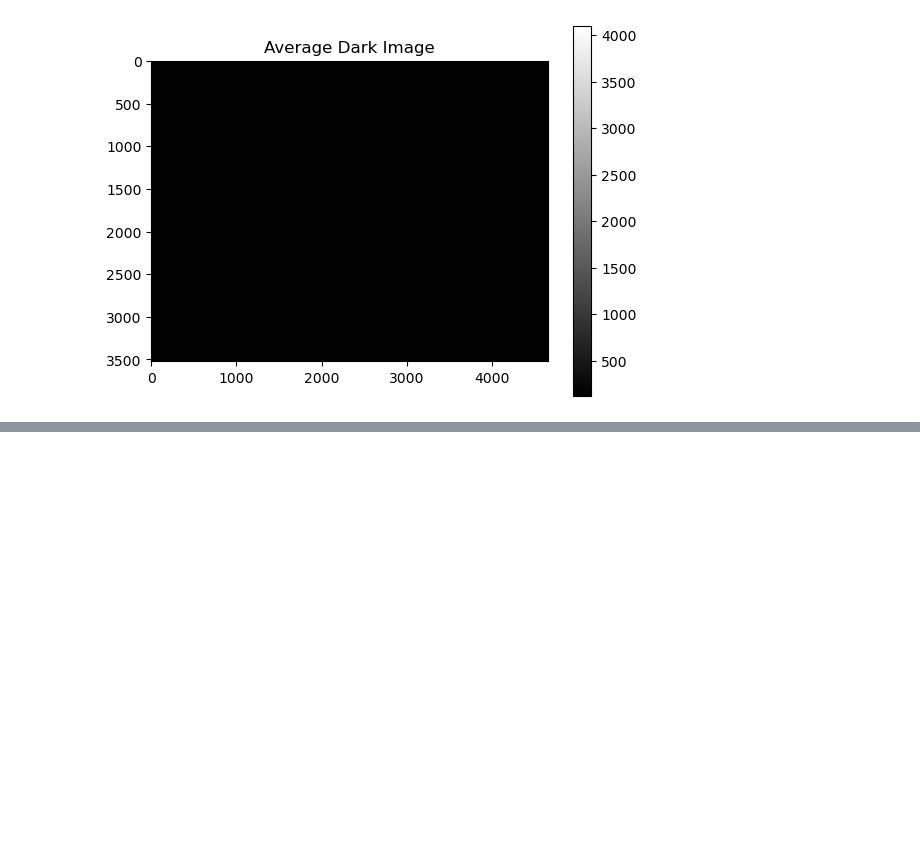
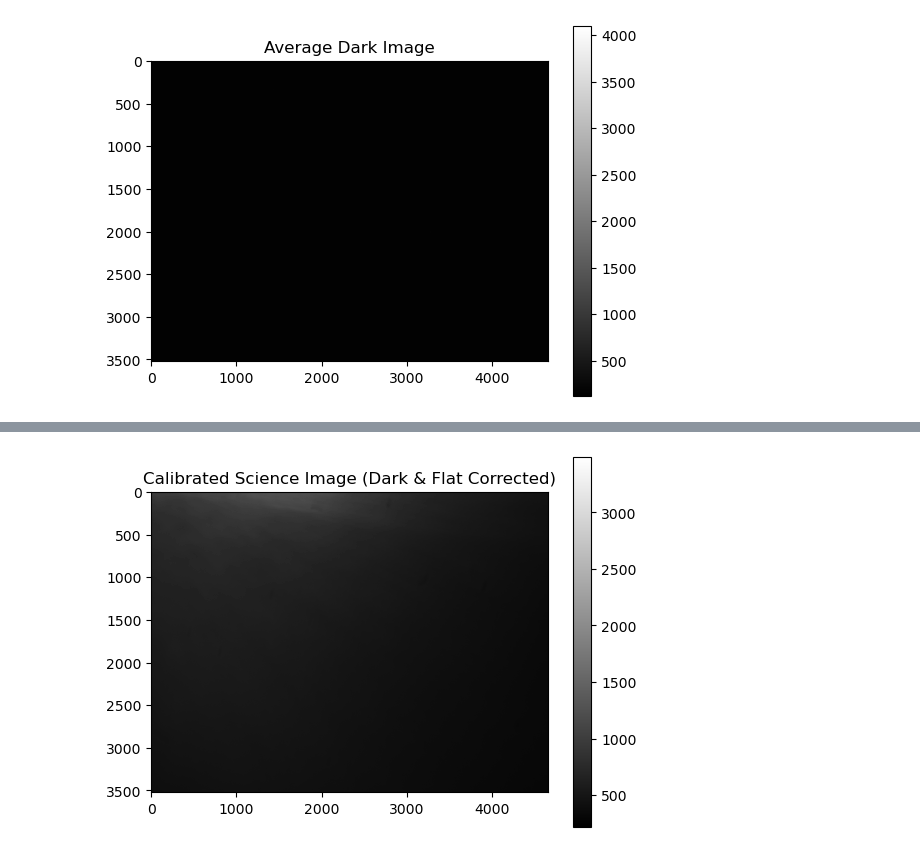
Before and after one commit to nwarren2002/code-astro, a Jupyter notebook: observational_lab1 (4).ipynb, the cells around one changed output, grey strips where cells are left out. Cells and saved outputs as stored; diff of their text form; code cells hidden in the pictures; blank space fills up the shorter version.

```diff
--- a/observational_lab1 (4).ipynb
+++ b/observational_lab1 (4).ipynb
@@ -268,0 +223,18 @@ plt.show()
+# %%
+science_image_file = "C:/naiya_rye_ - Copy/Deneb_Naiya_Rye3.fit"
+with fits.open(science_image_file) as hdul_science:
+    science_image_data = hdul_science[0].data
+
+#average_dark_image
+#average_image
+science_image_corrected_b = science_image_data - average_image
+#average_dark_image_c = average_dark_image - average_image
+science_image_corrected_d = science_image_corrected_b
+science_image_calibrated = science_image_corrected_d/normalized_flat
+
+plt.imshow(science_image_calibrated, cmap='gray')
+plt.title('Calibrated Science Image (Dark & Flat Corrected)')
+plt.colorbar()
+plt.show()
+# %% [output]
+[figure, added]
```
Also changed, not shown: parts of 38 cells of this notebook.
